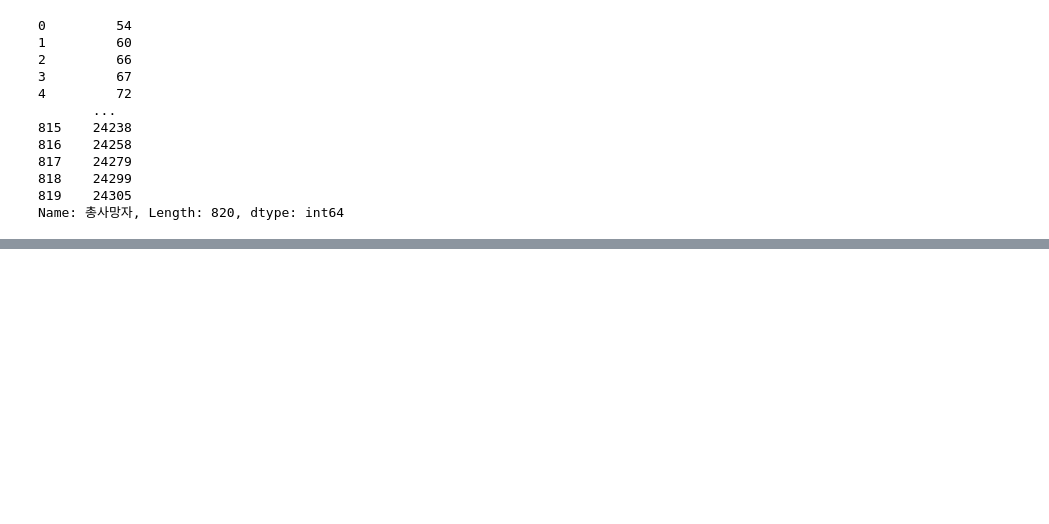
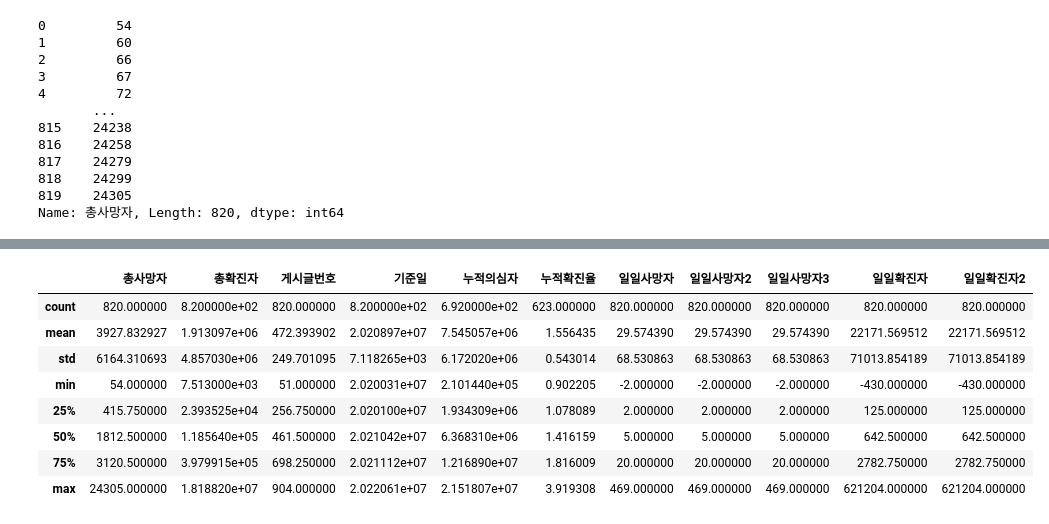
Before and after one commit to olA1ol/learning_data, a Jupyter notebook: 240203/01_pandas.ipynb, the cells around one changed output, grey strips where cells are left out. Drawn from its saved outputs; the diff is of its cells as text; code cells hidden in the pictures; blank space fills up the shorter version.

```diff
--- a/240203/01_pandas.ipynb
+++ b/240203/01_pandas.ipynb
@@ -834,0 +917,2 @@ Name: 총사망자, Length: 820, dtype: int64
+# %%
+df['일일사망자2'] = (df['총사망자'] - df['총사망자'].shift(1)).fillna(0)
@@ -834,0 +944,2 @@ Name: 총사망자, Length: 820, dtype: int64
+# %%
+df['일일사망자3'] = (df['총사망자'].diff().fillna(0))
@@ -834,0 +961,2 @@ Name: 총사망자, Length: 820, dtype: int64
+# %%
+df['일일확진자'] = (df['총확진자'] - df['총확진자'].shift()).fillna(0)
@@ -834,0 +972,2 @@ Name: 총사망자, Length: 820, dtype: int64
+# %%
+df['일일확진자2'] = df['총확진자'].diff().fillna(0)
@@ -834,0 +983,16 @@ Name: 총사망자, Length: 820, dtype: int64
+# %%
+df.describe()
+
+###describe() 함수를 이용하여 데이터의 이상이 있는가 확인
+
+## min값이 음수가 나옴. 어떻게 찾나? 0보다 작은 데이터가 들어오면 안 되는데.
+# %% [output]
+|  | 총사망자 | 총확진자 | 게시글번호 | 기준일 | 누적의심자 | 누적확진율 | 일일사망자 | 일일사망자2 | 일일사망자3 | 일일확진자 | 일일확진자2 |
+| count | 820.000000 | 8.200000e+02 | 820.000000 | 8.200000e+02 | 6.920000e+02 | 623.000000 | 820.000000 | 820.000000 | 820.000000 | 820.000000 | 820.000000 |
+| mean | 3927.832927 | 1.913097e+06 | 472.393902 | 2.020897e+07 | 7.545057e+06 | 1.556435 | 29.574390 | 29.574390 | 29.574390 | 22171.569512 | 22171.569512 |
+| std | 6164.310693 | 4.857030e+06 | 249.701095 | 7.118265e+03 | 6.172020e+06 | 0.543014 | 68.530863 | 68.530863 | 68.530863 | 71013.854189 | 71013.854189 |
+| min | 54.000000 | 7.513000e+03 | 51.000000 | 2.020031e+07 | 2.101440e+05 | 0.902205 | -2.000000 | -2.000000 | -2.000000 | -430.000000 | -430.000000 |
+| 25% | 415.750000 | 2.393525e+04 | 256.750000 | 2.020100e+07 | 1.934309e+06 | 1.078089 | 2.000000 | 2.000000 | 2.000000 | 125.000000 | 125.000000 |
+| 50% | 1812.500000 | 1.185640e+05 | 461.500000 | 2.021042e+07 | 6.368310e+06 | 1.416159 | 5.000000 | 5.000000 | 5.000000 | 642.500000 | 642.500000 |
+| 75% | 3120.500000 | 3.979915e+05 | 698.250000 | 2.021112e+07 | 1.216890e+07 | 1.816009 | 20.000000 | 20.000000 | 20.000000 | 2782.750000 | 2782.750000 |
+| max | 24305.000000 | 1.818820e+07 | 904.000000 | 2.022061e+07 | 2.151807e+07 | 3.919308 | 469.000000 | 469.000000 | 469.000000 | 621204.000000 | 621204.000000 |
```
Also changed, not shown: parts of 19 cells of this notebook.
